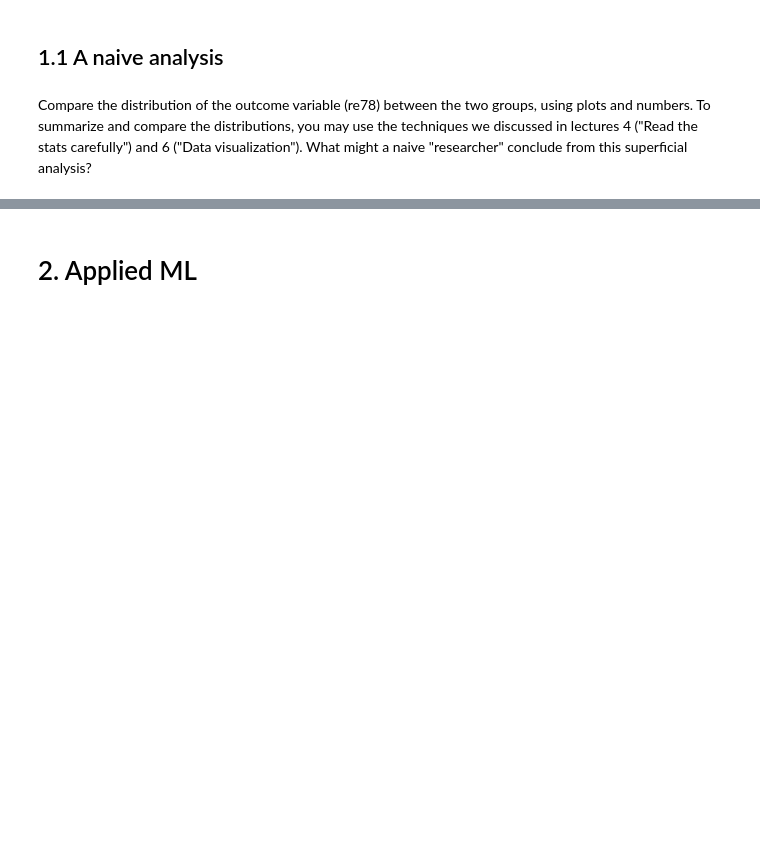
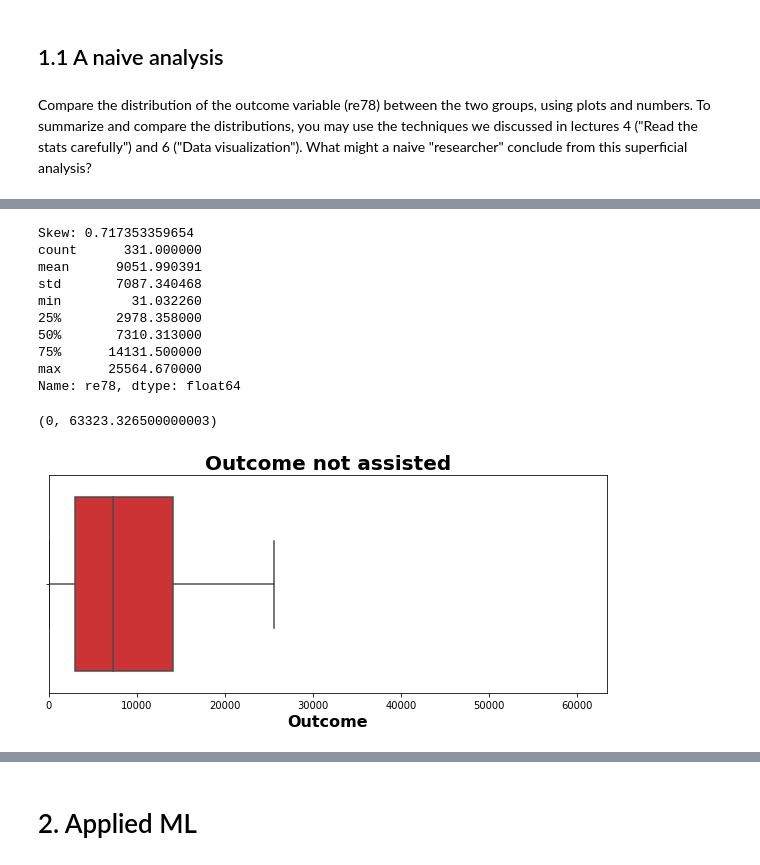
Before and after one commit to LucaZampieri/ADA_homework_LMX, a Jupyter notebook: 04 - Applied ML/Homework_04.ipynb, the cells around one changed output, grey strips where cells are left out. Cells and saved outputs as stored; diff of their text form; code cells hidden in the pictures; blank space fills up the shorter version.

```diff
--- a/04 - Applied ML/Homework_04.ipynb
+++ b/04 - Applied ML/Homework_04.ipynb
@@ -183,0 +179,22 @@ Name: re78, dtype: float64
+# %%
+# Stats for people who don't participated to the training program
+print('Skew:', nonpart.skew())
+print(nonpart.describe())
+plt.figure(figsize=(10,4))
+ax1 = sns.boxplot(x=nonpart, palette="Set1")
+plt.title('Outcome not assisted', fontsize=20).set_weight('bold')
+ax1.set_xlabel('Outcome', fontsize=16).set_weight('bold')
+plt.xlim(0, maxvalue)
+# %% [output]
+Skew: 0.717353359654
+count      331.000000
+mean      9051.990391
+std       7087.340468
+min         31.032260
+25%       2978.358000
+50%       7310.313000
+75%      14131.500000
+max      25564.670000
+Name: re78, dtype: float64
+(0, 63323.326500000003)
+[figure, added]
```
Also changed, not shown: parts of 24 cells of this notebook, 1 other file.
